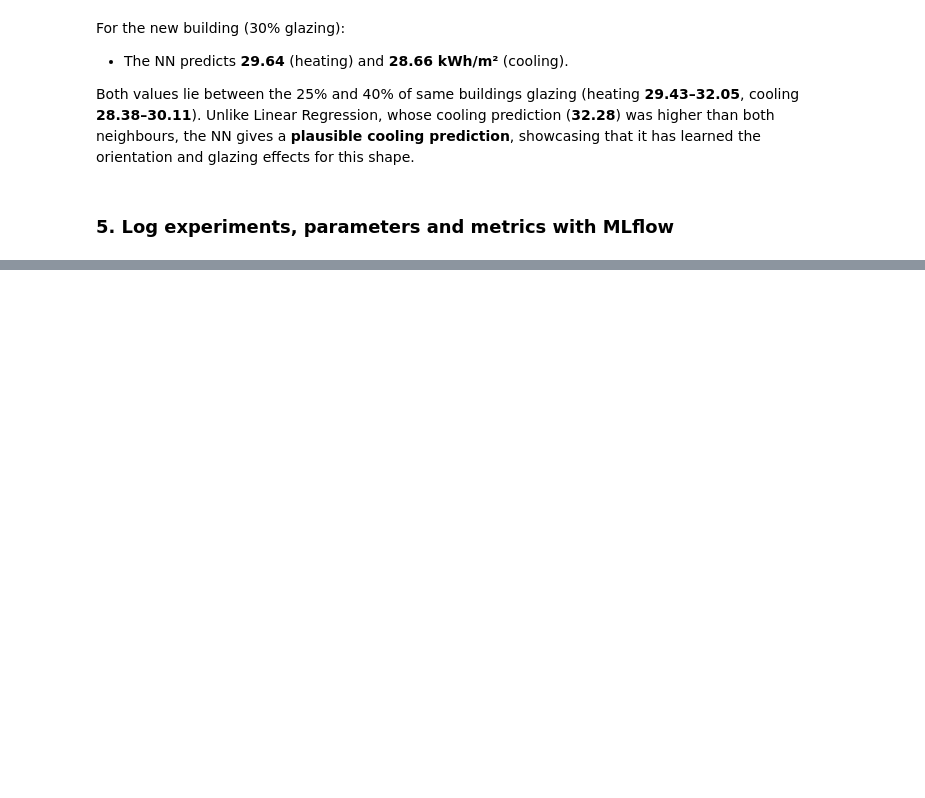
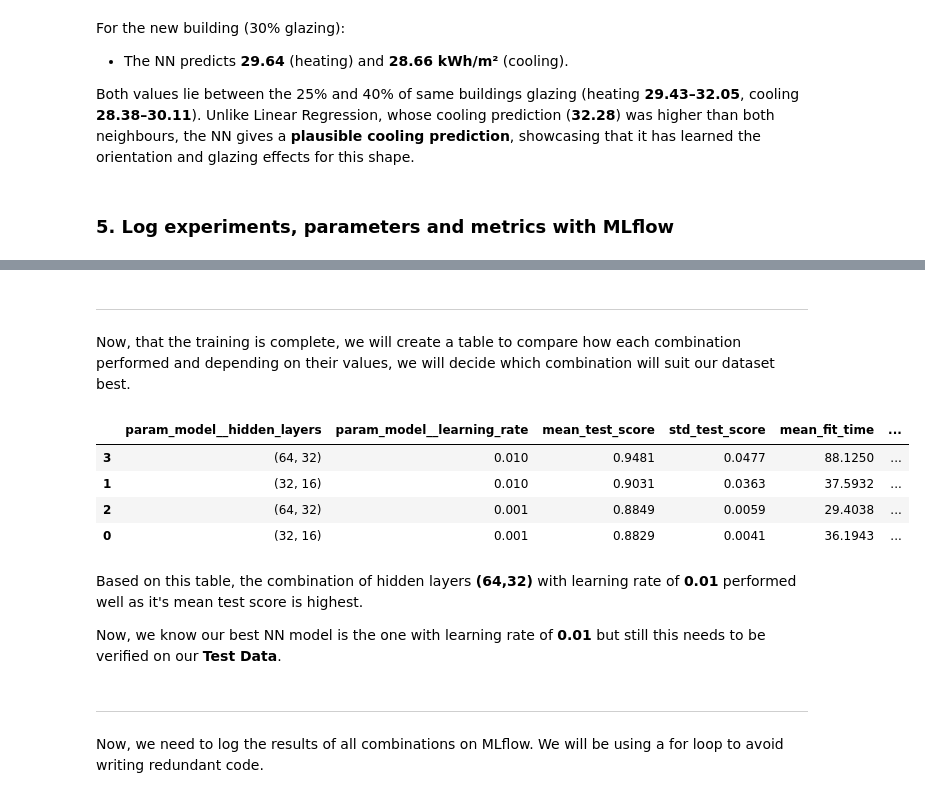
Before and after one commit to iemkhizer/energy-efficiency-regression, a Jupyter notebook: DS25-AS2-ID.ipynb, the cells around one changed output, grey strips where cells are left out. Saved outputs shown, nothing was run; the diff lists cells and outputs as text; code cells hidden in the pictures; blank space fills up the shorter version.

```diff
--- a/DS25-AS2-ID.ipynb
+++ b/DS25-AS2-ID.ipynb
@@ -1126,0 +1268,29 @@ Unlike Linear Regression, whose cooling prediction (**32.28**) was higher than b
+# %% [markdown]
+---
+# %% [markdown]
+Now, that the training is complete, we will create a table to compare how each combination performed and depending on their values, we will decide which combination will suit our dataset best.
+# %%
+gs_results = pd.DataFrame(gs.cv_results_)[[
+    "param_model__hidden_layers",
+    "param_model__learning_rate",
+    "mean_test_score",
+    "std_test_score",
+    "mean_fit_time",
+    "rank_test_score"
+]].sort_values("rank_test_score")
+
+display(gs_results.round(4))
+# %% [output]
+|  | param_model__hidden_layers | param_model__learning_rate | mean_test_score | std_test_score | mean_fit_time | ... |
+| 3 | (64, 32) | 0.010 | 0.9481 | 0.0477 | 88.1250 | ... |
+| 1 | (32, 16) | 0.010 | 0.9031 | 0.0363 | 37.5932 | ... |
+| 2 | (64, 32) | 0.001 | 0.8849 | 0.0059 | 29.4038 | ... |
+| 0 | (32, 16) | 0.001 | 0.8829 | 0.0041 | 36.1943 | ... |
+# %% [markdown]
+Based on this table, the combination of hidden layers **(64,32)** with learning rate of **0.01** performed well as it's mean test score is highest.
+
+Now, we know our best NN model is the one with learning rate of **0.01** but still this needs to be verified on our **Test Data**.
+# %% [markdown]
+---
+# %% [markdown]
+Now, we need to log the results of all combinations on MLflow. We will be using a for loop to avoid writing redundant code.
```
Also changed, not shown: parts of 32 cells of this notebook, 3 other files.
